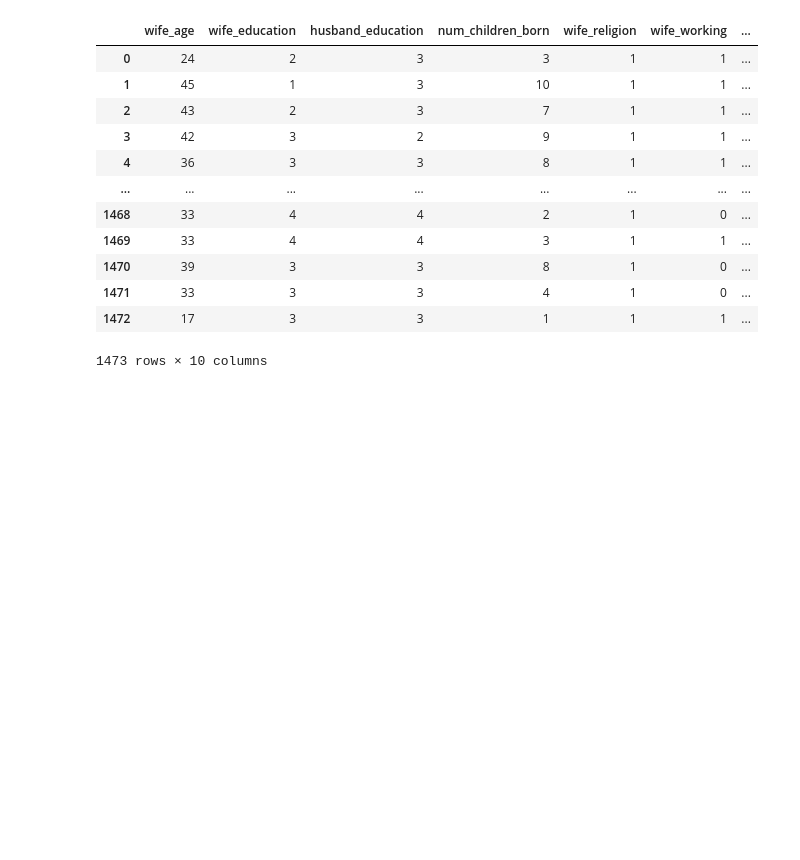
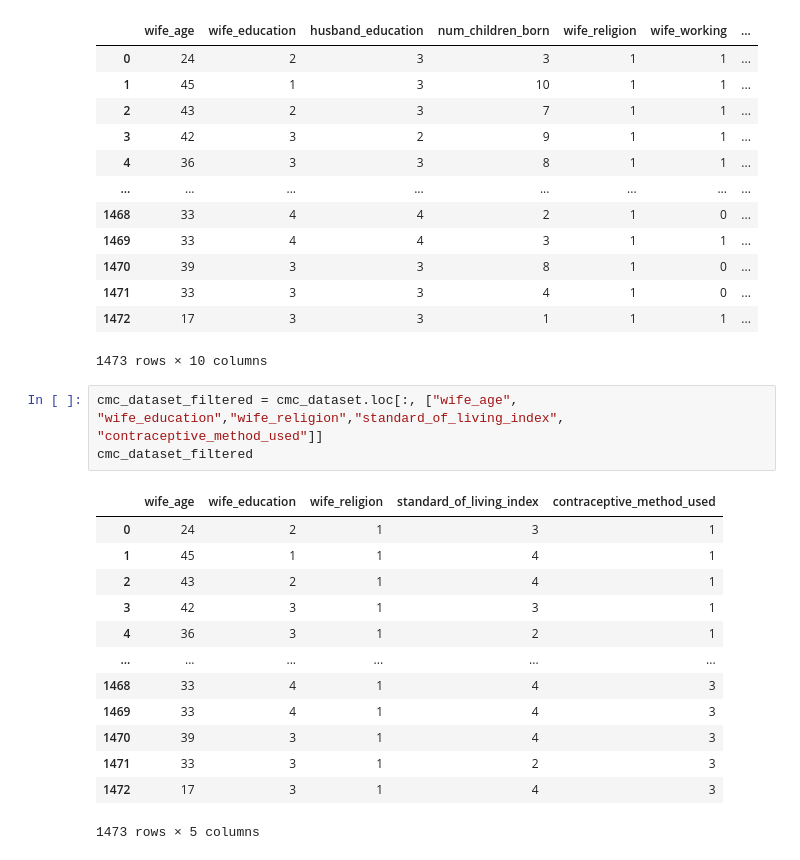
Before and after one commit to kennaroozendaal/DSCI-100-Group-Project-15-, a Jupyter notebook: Project/Project_proposal.ipynb, the cells around one changed output. Saved outputs shown, nothing was run; the diff lists cells and outputs as text; blank space fills up the shorter version.

```diff
--- a/Project/Project_proposal.ipynb
+++ b/Project/Project_proposal.ipynb
@@ -34,3 +56,20 @@ cmc_dataset
 | 1471 | 33 | 3 | 3 | 4 | 1 | 0 | ... |
 | 1472 | 17 | 3 | 3 | 1 | 1 | 1 | ... |
 1473 rows × 10 columns
+# %%
+cmc_dataset_filtered = cmc_dataset.loc[:, ["wife_age", "wife_education","wife_religion","standard_of_living_index", "contraceptive_method_used"]]
+cmc_dataset_filtered
+# %% [output]
+|  | wife_age | wife_education | wife_religion | standard_of_living_index | contraceptive_method_used |
+| 0 | 24 | 2 | 1 | 3 | 1 |
+| 1 | 45 | 1 | 1 | 4 | 1 |
+| 2 | 43 | 2 | 1 | 4 | 1 |
+| 3 | 42 | 3 | 1 | 3 | 1 |
+| 4 | 36 | 3 | 1 | 2 | 1 |
+| ... | ... | ... | ... | ... | ... |
+| 1468 | 33 | 4 | 1 | 4 | 3 |
+| 1469 | 33 | 4 | 1 | 4 | 3 |
+| 1470 | 39 | 3 | 1 | 4 | 3 |
+| 1471 | 33 | 3 | 1 | 2 | 3 |
+| 1472 | 17 | 3 | 1 | 4 | 3 |
+1473 rows × 5 columns
```
Also changed, not shown: parts of 9 cells of this notebook.
